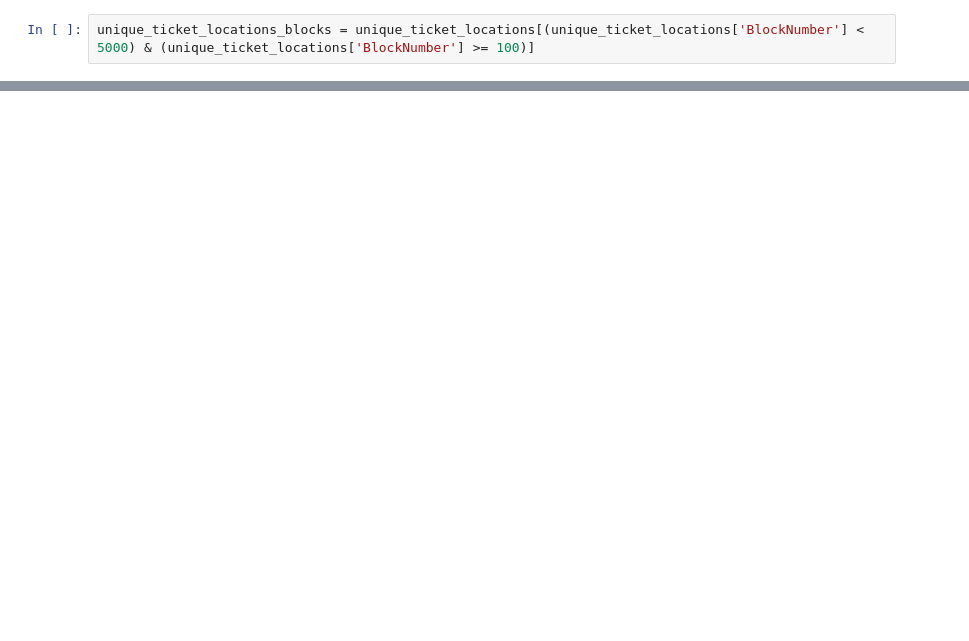
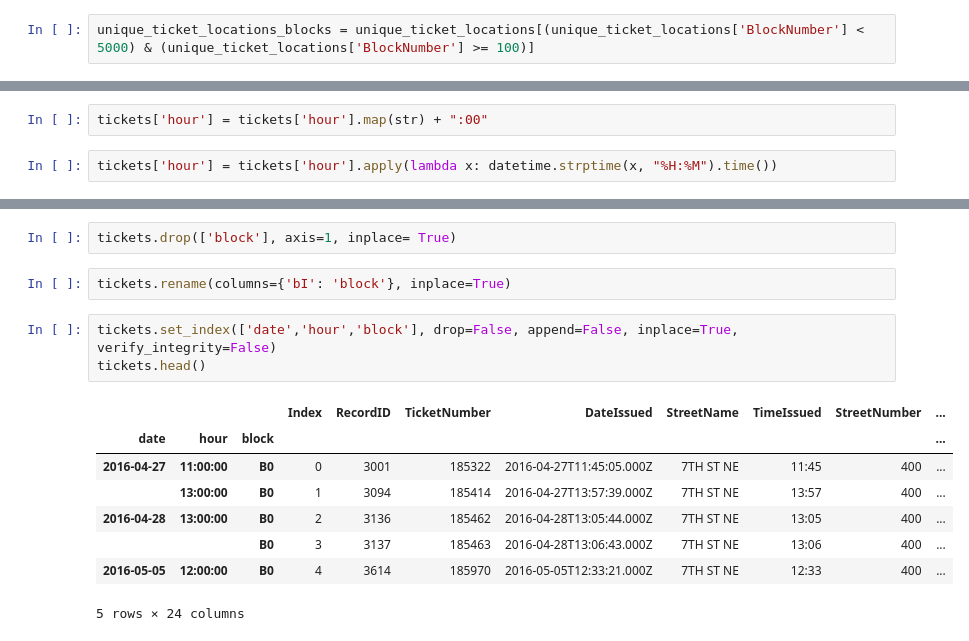
Before and after one commit to tylerhutcherson/CvilleParkingModel, a Jupyter notebook: data_preparation.ipynb, the cells around one changed output, grey strips where cells are left out. Cells and saved outputs as stored; diff of their text form; blank space fills up the shorter version.

```diff
--- a/data_preparation.ipynb
+++ b/data_preparation.ipynb
@@ -35,0 +198,4 @@ unique_ticket_locations_blocks = unique_ticket_locations[(unique_ticket_location
+# %%
+tickets['hour'] = tickets['hour'].map(str) + ":00"
+# %%
+tickets['hour'] = tickets['hour'].apply(lambda x: datetime.strptime(x, "%H:%M").time())
@@ -35,0 +211,16 @@ unique_ticket_locations_blocks = unique_ticket_locations[(unique_ticket_location
+# %%
+tickets.drop(['block'], axis=1, inplace= True)
+# %%
+tickets.rename(columns={'bI': 'block'}, inplace=True)
+# %%
+tickets.set_index(['date','hour','block'], drop=False, append=False, inplace=True, verify_integrity=False)
+tickets.head()
+# %% [output]
+|  |  |  | Index | RecordID | TicketNumber | DateIssued | StreetName | TimeIssued | StreetNumber | ... |
+| date | hour | block |  |  |  |  |  |  |  | ... |
+| 2016-04-27 | 11:00:00 | B0 | 0 | 3001 | 185322 | 2016-04-27T11:45:05.000Z | 7TH ST NE | 11:45 | 400 | ... |
+|  | 13:00:00 | B0 | 1 | 3094 | 185414 | 2016-04-27T13:57:39.000Z | 7TH ST NE | 13:57 | 400 | ... |
+| 2016-04-28 | 13:00:00 | B0 | 2 | 3136 | 185462 | 2016-04-28T13:05:44.000Z | 7TH ST NE | 13:05 | 400 | ... |
+|  |  | B0 | 3 | 3137 | 185463 | 2016-04-28T13:06:43.000Z | 7TH ST NE | 13:06 | 400 | ... |
+| 2016-05-05 | 12:00:00 | B0 | 4 | 3614 | 185970 | 2016-05-05T12:33:21.000Z | 7TH ST NE | 12:33 | 400 | ... |
+5 rows × 24 columns
```
Also changed, not shown: parts of 36 cells of this notebook.
